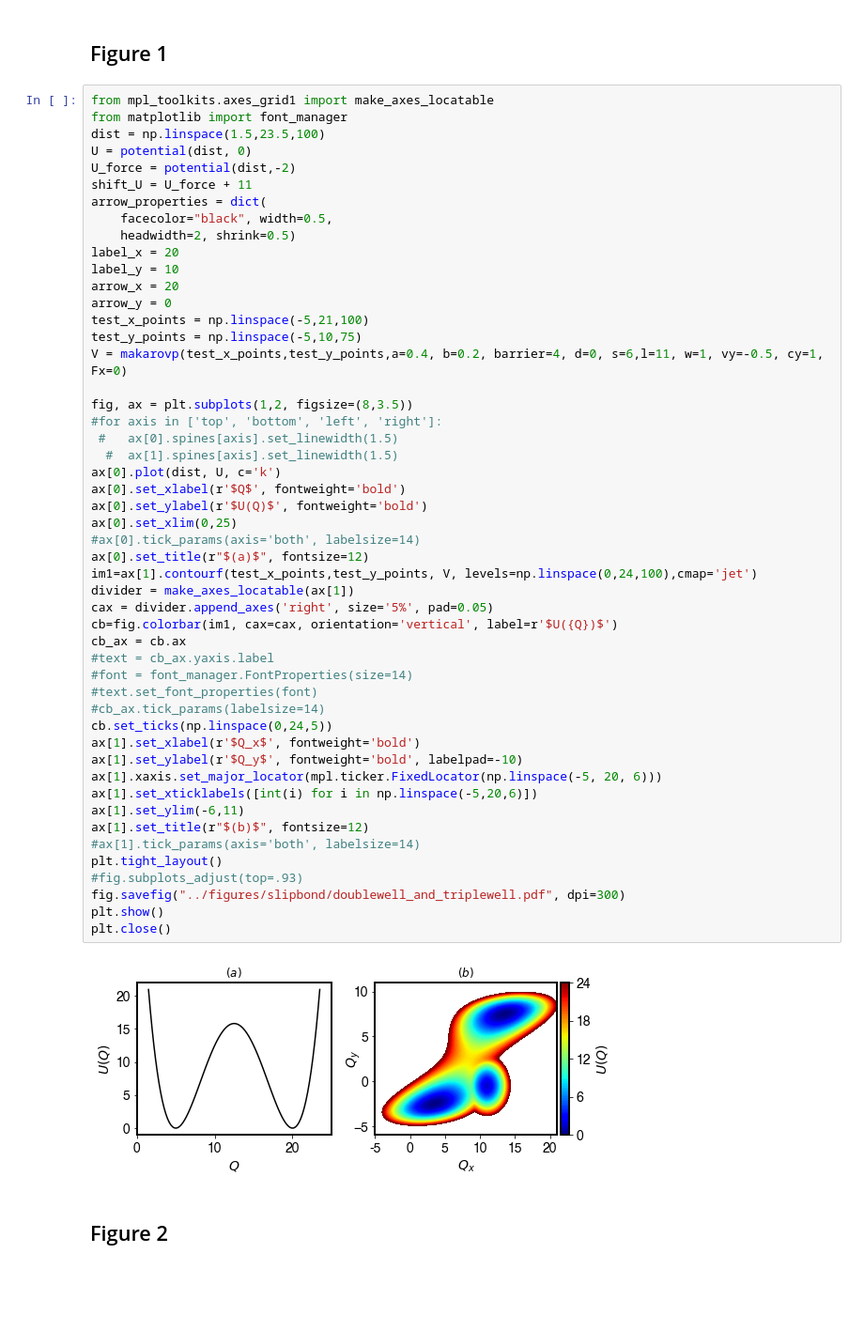
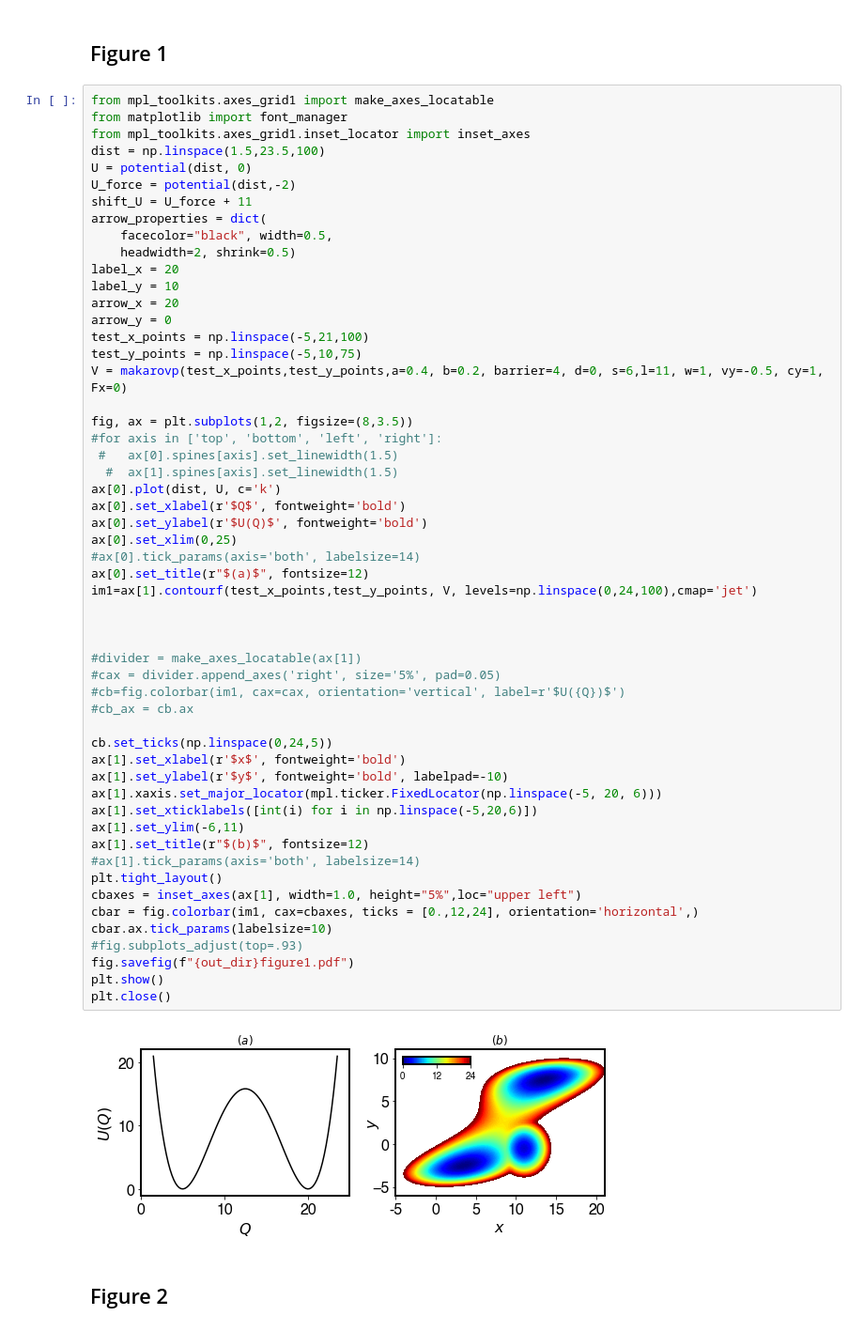
Before and after one commit to hocky-research-group/PenaUnbindingPaper, a Jupyter notebook: analysis/FiguresforPaper.ipynb, the cells around one changed output. Shown at 94% size. Cells and saved outputs as stored; diff of their text form; blank space fills up the shorter version.

```diff
--- a/analysis/FiguresforPaper.ipynb
+++ b/analysis/FiguresforPaper.ipynb
@@ -51,6 +53,7 @@ def slip_rate(force, k1s_0, xd, kbT = 0.596):
 # %%
 from mpl_toolkits.axes_grid1 import make_axes_locatable
 from matplotlib import font_manager
+from mpl_toolkits.axes_grid1.inset_locator import inset_axes
 dist = np.linspace(1.5,23.5,100)
 U = potential(dist, 0)
 U_force = potential(dist,-2)
@@ -61,45 +64,48 @@ arrow_properties = dict(
 label_x = 20
 label_y = 10
 arrow_x = 20
 arrow_y = 0
 test_x_points = np.linspace(-5,21,100)
 test_y_points = np.linspace(-5,10,75)
 V = makarovp(test_x_points,test_y_points,a=0.4, b=0.2, barrier=4, d=0, s=6,l=11, w=1, vy=-0.5, cy=1, Fx=0)
 
 fig, ax = plt.subplots(1,2, figsize=(8,3.5))
 #for axis in ['top', 'bottom', 'left', 'right']:
  #   ax[0].spines[axis].set_linewidth(1.5)
   #  ax[1].spines[axis].set_linewidth(1.5)
 ax[0].plot(dist, U, c='k')
 ax[0].set_xlabel(r'$Q$', fontweight='bold')
 ax[0].set_ylabel(r'$U(Q)$', fontweight='bold')
 ax[0].set_xlim(0,25)
 #ax[0].tick_params(axis='both', labelsize=14)
 ax[0].set_title(r"$(a)$", fontsize=12)
 im1=ax[1].contourf(test_x_points,test_y_points, V, levels=np.linspace(0,24,100),cmap='jet')
-divider = make_axes_locatable(ax[1])
-cax = divider.append_axes('right', size='5%', pad=0.05)
-cb=fig.colorbar(im1, cax=cax, orientation='vertical', label=r'$U({Q})$')
-cb_ax = cb.ax
-#text = cb_ax.yaxis.label
-#font = font_manager.FontProperties(size=14)
-#text.set_font_properties(font)
-#cb_ax.tick_params(labelsize=14)
+
+
+
+#divider = make_axes_locatable(ax[1])
+#cax = divider.append_axes('right', size='5%', pad=0.05)
+#cb=fig.colorbar(im1, cax=cax, orientation='vertical', label=r'$U({Q})$')
+#cb_ax = cb.ax
+
 cb.set_ticks(np.linspace(0,24,5))
-ax[1].set_xlabel(r'$Q_x$', fontweight='bold')
-ax[1].set_ylabel(r'$Q_y$', fontweight='bold', labelpad=-10)
+ax[1].set_xlabel(r'$x$', fontweight='bold')
+ax[1].set_ylabel(r'$y$', fontweight='bold', labelpad=-10)
 ax[1].xaxis.set_major_locator(mpl.ticker.FixedLocator(np.linspace(-5, 20, 6)))
 ax[1].set_xticklabels([int(i) for i in np.linspace(-5,20,6)])
 ax[1].set_ylim(-6,11)
 ax[1].set_title(r"$(b)$", fontsize=12)
 #ax[1].tick_params(axis='both', labelsize=14)
 plt.tight_layout()
+cbaxes = inset_axes(ax[1], width=1.0, height="5%",loc="upper left")
+cbar = fig.colorbar(im1, cax=cbaxes, ticks = [0.,12,24], orientation='horizontal',)
+cbar.ax.tick_params(labelsize=10)
 #fig.subplots_adjust(top=.93)
-fig.savefig("../figures/slipbond/doublewell_and_triplewell.pdf", dpi=300)
+fig.savefig(f"{out_dir}figure1.pdf")
 plt.show()
 plt.close()
 # %% [output]
-[figure, old version]
+[figure, new version]
 # %% [markdown]
 ## Figure 2
 # %%
```
Also changed, not shown: parts of 7 cells of this notebook.
